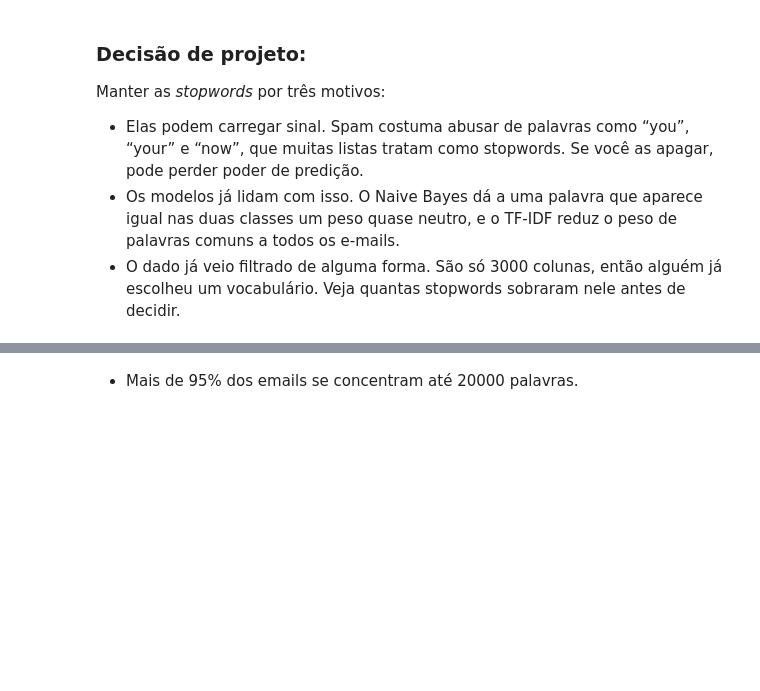
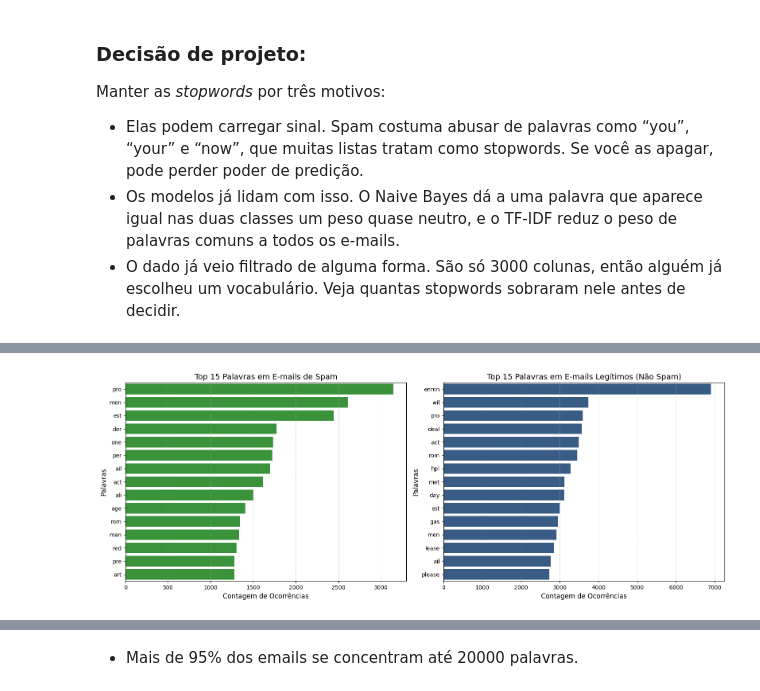
Before and after one commit to herozandn/Classificador-Spam, a Jupyter notebook: notebook/analise_spam.ipynb, the cells around one changed output, grey strips where cells are left out. Saved outputs shown, nothing was run; the diff lists cells and outputs as text; code cells hidden in the pictures; blank space fills up the shorter version.

```diff
--- a/notebook/analise_spam.ipynb
+++ b/notebook/analise_spam.ipynb
@@ -215,3 +212,37 @@ nuvem(df[df['Prediction'] == 0], "Nuvem de Palavras - Não Spam")
+# %%
+def plot_top_words(df_classe, titulo, color, ax):
+    # Filtragem das colunas irrelevantes
+    colunas_para_remover = ['Email No.', 'Prediction', 'Total_Palavras', 'Total_Caracteres_Estimado']
+    palavras_df = df_classe.drop(columns=[col for col in colunas_para_remover if col in df_classe.columns])
+
+    # Somando as ocorrências de cada palavra
+    freq = palavras_df.sum()
+
+    # Configurando Stopwords adicionais
+    stopwords_set = set(STOPWORDS)
+    stopwords_set.update(['ect', 'hou', 'com', 'will', 'subject', 'extracted', 'http', 'html', 'font'])
+
+    # Filtrando palavras curtas e stopwords
+    indices_filtrados = [word for word in freq.index if len(word) > 2 and word.lower() not in stopwords_set]
+    freq_filtrada = freq[indices_filtrados].sort_values(ascending=False).head(15)
+
+    # Plotando o gráfico
+    sns.barplot(x=freq_filtrada.values, y=freq_filtrada.index, ax=ax, color=color)
+    ax.set_title(titulo, fontsize=14)
+    ax.set_xlabel('Contagem de Ocorrências', fontsize=12)
+    ax.set_ylabel('Palavras', fontsize=12)
+    ax.grid(axis='x', linestyle='--', alpha=0.5)
+
+# Criando figura lado a lado
+fig, axes = plt.subplots(1, 2, figsize=(16, 6), facecolor='white')
+
+plot_top_words(df[df['Prediction'] == 1], "Top 15 Palavras em E-mails de Spam", '#2ca02c', axes[0])
+plot_top_words(df[df['Prediction'] == 0], "Top 15 Palavras em E-mails Legítimos (Não Spam)", '#2b5c8f', axes[1])
+
+plt.tight_layout()
+plt.show()
+# %% [output]
+[figure, added]
 # %%
 # 1. Remover as colunas que não representam contagem de palavras
 colunas_metadados = ['Email No.', 'Prediction']
```
Also changed, not shown: parts of 9 cells of this notebook.
